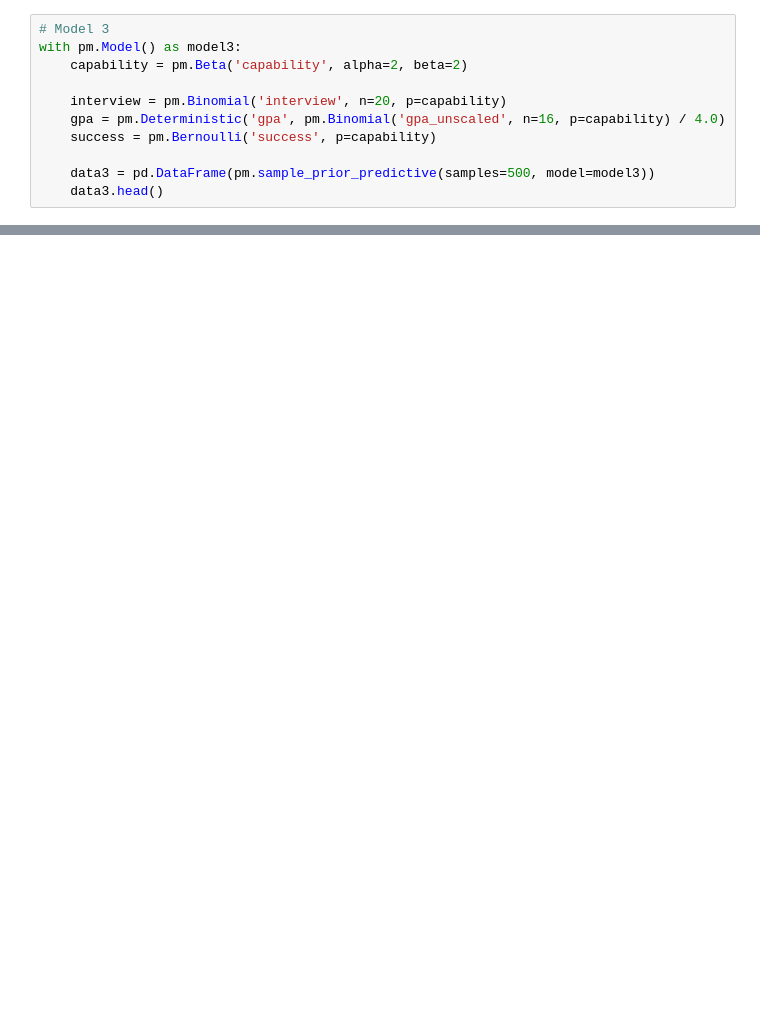
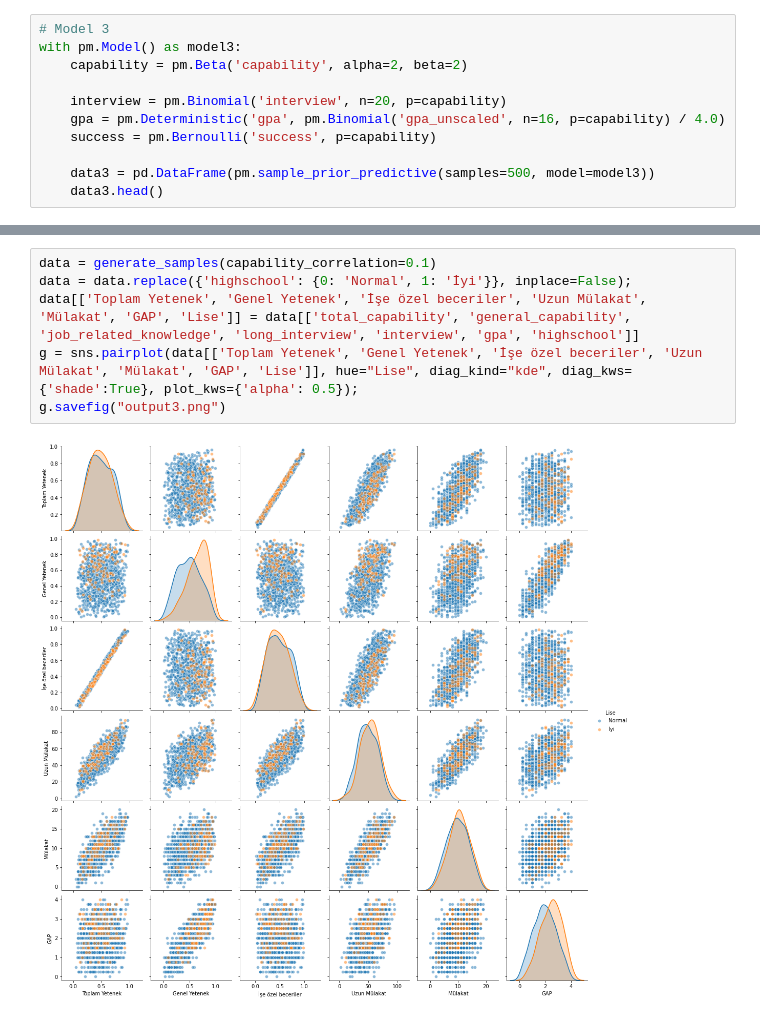
Before and after one commit to verikafasi/verikafasi-posts, a Jupyter notebook: mulakat-mi-sinav-sonucu-mu/python.ipynb, the cells around one changed output, grey strips where cells are left out. Drawn from its saved outputs; the diff is of its cells as text; blank space fills up the shorter version.

```diff
--- a/mulakat-mi-sinav-sonucu-mu/python.ipynb
+++ b/mulakat-mi-sinav-sonucu-mu/python.ipynb
@@ -91,0 +93,8 @@ g.savefig("output2.png")
+# %%
+data = generate_samples(capability_correlation=0.1)
+data = data.replace({'highschool': {0: 'Normal', 1: 'İyi'}}, inplace=False);
+data[['Toplam Yetenek', 'Genel Yetenek', 'İşe özel beceriler', 'Uzun Mülakat', 'Mülakat', 'GAP', 'Lise']] = data[['total_capability', 'general_capability', 'job_related_knowledge', 'long_interview', 'interview', 'gpa', 'highschool']]
+g = sns.pairplot(data[['Toplam Yetenek', 'Genel Yetenek', 'İşe özel beceriler', 'Uzun Mülakat', 'Mülakat', 'GAP', 'Lise']], hue="Lise", diag_kind="kde", diag_kws={'shade':True}, plot_kws={'alpha': 0.5});
+g.savefig("output3.png")
+# %% [output]
+[figure, added]
```
Also changed, not shown: parts of 3 cells of this notebook, 5 other files.
